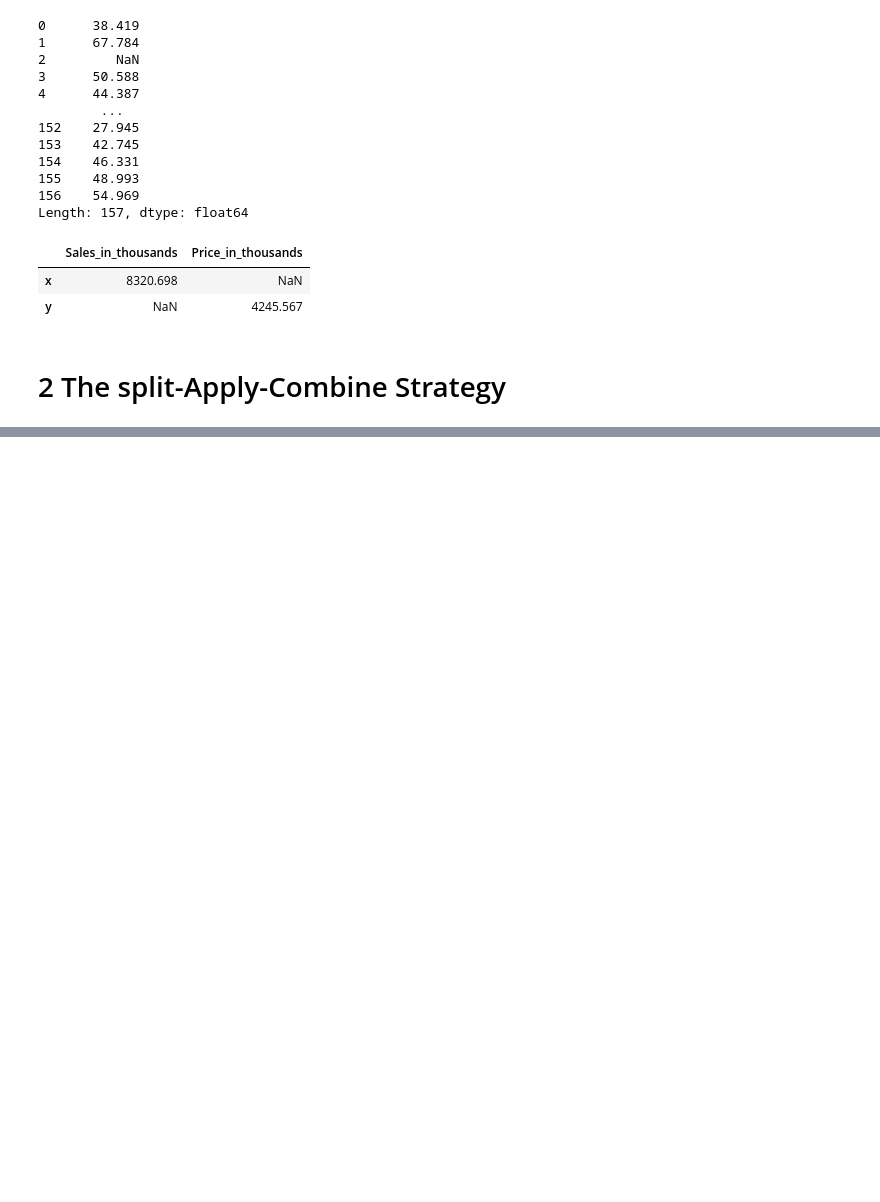
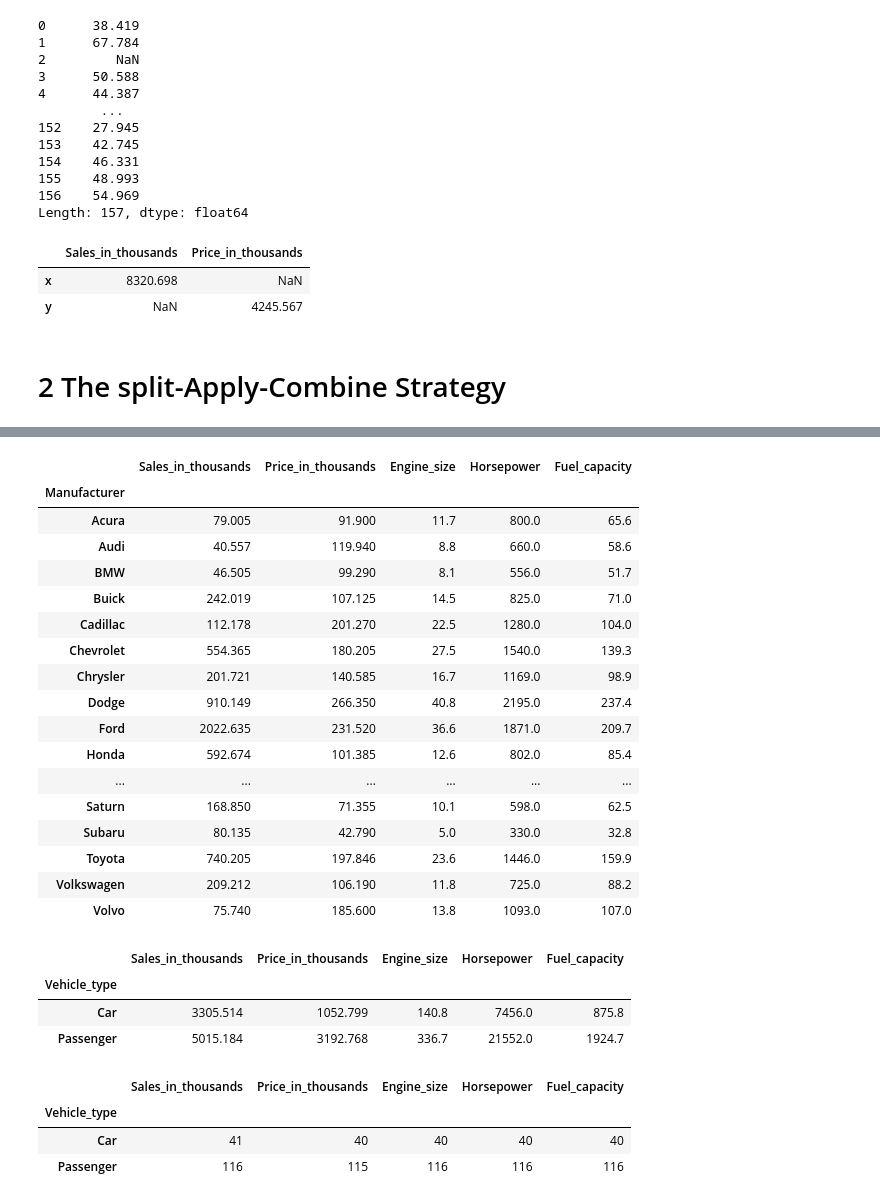
Before and after one commit to KC-004/Python-for-Datascience, a Jupyter notebook: 7_GroupBy and Aggregate Function/GroupBy and Aggregates.ipynb, the cells around one changed output, grey strips where cells are left out. Drawn from its saved outputs; the diff is of its cells as text; code cells hidden in the pictures; blank space fills up the shorter version.

```diff
--- a/7_GroupBy and Aggregate Function/GroupBy and Aggregates.ipynb
+++ b/7_GroupBy and Aggregate Function/GroupBy and Aggregates.ipynb
@@ -143,0 +221,23 @@ df_cars.agg(x = ('Sales_in_thousands', 'sum'),
+# %%
+# group by Manufacturer and calculate the sum
+
+df_cars_new.groupby('Manufacturer').sum()
+# %% [output]
+|  | Sales_in_thousands | Price_in_thousands | Engine_size | Horsepower | Fuel_capacity |
+| Manufacturer |  |  |  |  |  |
+| Acura | 79.005 | 91.900 | 11.7 | 800.0 | 65.6 |
+| Audi | 40.557 | 119.940 | 8.8 | 660.0 | 58.6 |
+| BMW | 46.505 | 99.290 | 8.1 | 556.0 | 51.7 |
+| Buick | 242.019 | 107.125 | 14.5 | 825.0 | 71.0 |
+| Cadillac | 112.178 | 201.270 | 22.5 | 1280.0 | 104.0 |
+| Chevrolet | 554.365 | 180.205 | 27.5 | 1540.0 | 139.3 |
+| Chrysler | 201.721 | 140.585 | 16.7 | 1169.0 | 98.9 |
+| Dodge | 910.149 | 266.350 | 40.8 | 2195.0 | 237.4 |
+| Ford | 2022.635 | 231.520 | 36.6 | 1871.0 | 209.7 |
+| Honda | 592.674 | 101.385 | 12.6 | 802.0 | 85.4 |
+| ... | ... | ... | ... | ... | ... |
+| Saturn | 168.850 | 71.355 | 10.1 | 598.0 | 62.5 |
+| Subaru | 80.135 | 42.790 | 5.0 | 330.0 | 32.8 |
+| Toyota | 740.205 | 197.846 | 23.6 | 1446.0 | 159.9 |
+| Volkswagen | 209.212 | 106.190 | 11.8 | 725.0 | 88.2 |
+| Volvo | 75.740 | 185.600 | 13.8 | 1093.0 | 107.0 |
@@ -143,0 +250,16 @@ df_cars.agg(x = ('Sales_in_thousands', 'sum'),
+# %%
+df_vehicle_float.groupby('Vehicle_type').sum()
+# %% [output]
+|  | Sales_in_thousands | Price_in_thousands | Engine_size | Horsepower | Fuel_capacity |
+| Vehicle_type |  |  |  |  |  |
+| Car | 3305.514 | 1052.799 | 140.8 | 7456.0 | 875.8 |
+| Passenger | 5015.184 | 3192.768 | 336.7 | 21552.0 | 1924.7 |
+# %%
+# group by vehicle_types and count values
+
+df_vehicle_float.groupby('Vehicle_type').count()
+# %% [output]
+|  | Sales_in_thousands | Price_in_thousands | Engine_size | Horsepower | Fuel_capacity |
+| Vehicle_type |  |  |  |  |  |
+| Car | 41 | 40 | 40 | 40 | 40 |
+| Passenger | 116 | 115 | 116 | 116 | 116 |
```
Also changed, not shown: parts of 30 cells of this notebook.
